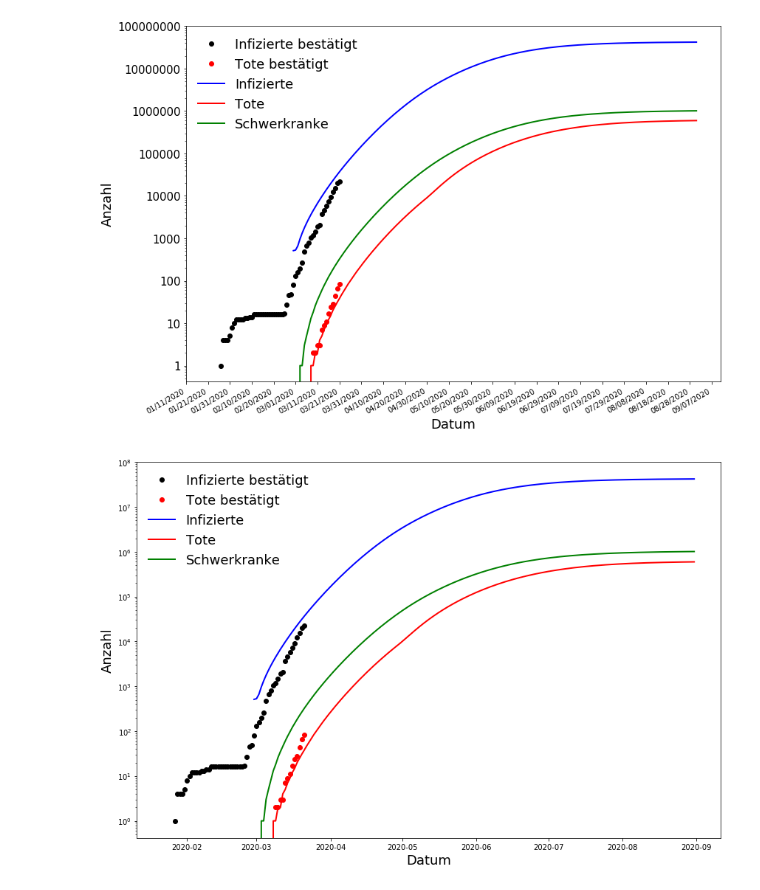
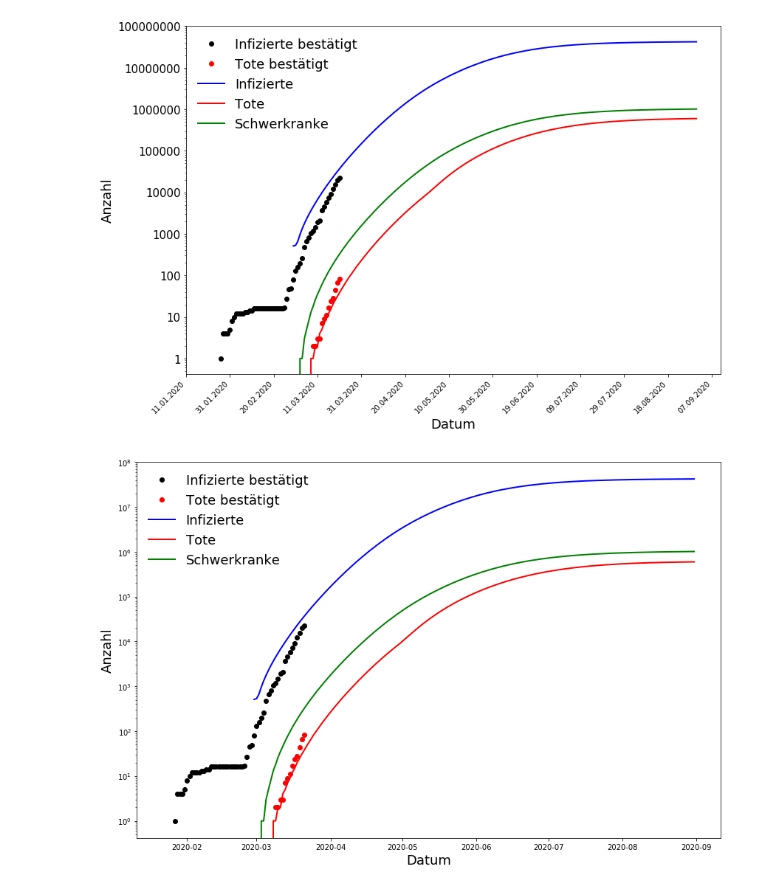
Before and after one commit to JohnHenningsen/CoronaDataDeviance, a Jupyter notebook: plot_neherlab.ipynb, the cells around one changed output. Cells and saved outputs as stored; diff of their text form; code cells hidden in the pictures.

```diff
--- a/plot_neherlab.ipynb
+++ b/plot_neherlab.ipynb
@@ -49,35 +51,35 @@ df_merge.head(5)
 # %%
 fig, ax =  plt.subplots(1,1, figsize=(12.0,8.0))
 ax.set_yscale('log')
 
 ax.plot(df_merge['Date'], df_merge['Confirmed'], 'ko', label = 'Infizierte bestätigt')
 ax.plot(df_merge['Date'], df_merge['Deaths'], 'ro', label = 'Tote bestätigt')
 
 ax.plot(df_merge['Date'], df_merge['cuminfected'], color = 'b',label = 'Infizierte',linewidth=2)
 ax.plot(df_merge['Date'], df_merge['dead'], color = 'r', label = 'Tote',linewidth=2)
 ax.plot(df_merge['Date'], df_merge['intensive'], color = 'g', label = 'Schwerkranke',linewidth=2)
 
 
-# das folgende checke ich nicht, ist aber evtl auch nicht mehr nötig?
-plt.gca().xaxis.set_major_formatter(mdates.DateFormatter('%m/%d/%Y'))
+# das folgende checke ich nicht, ist aber evtl auch nicht nötig?
+plt.gca().xaxis.set_major_formatter(mdates.DateFormatter('%d.%m.%Y'))
 plt.gca().xaxis.set_major_locator(mdates.DayLocator())
 plt.gcf().autofmt_xdate()
 
-ax.set_xticks(ax.get_xticks()[::10])
-#ax.set_xticklabels(df_merge['Date'],rotation=45,fontsize=15)
+ax.set_xticks(ax.get_xticks()[::20])
+ax.tick_params(axis='x', rotation=45)
 
 ax.set_yticklabels([int(x) for x in ax.get_yticks()],fontsize=15)
 
 ax.set_xlabel('Datum',fontsize=18)
 ax.set_ylabel('Anzahl',fontsize=18)
 
 ax.legend(loc='best',fontsize=18.0,numpoints=1, frameon=False)
 
 fig.tight_layout()
 
 #plt.savefig('Deutschland_Model_Bestätigt.png',dpi=300)
 # %% [output]
-[figure, old version]
+[figure, new version]
 # %%
 fig, ax =  plt.subplots(1,1, figsize=(12.0,8.0))
 ax.set_yscale('log')
```
Also changed, not shown: parts of 1 cell of this notebook.
